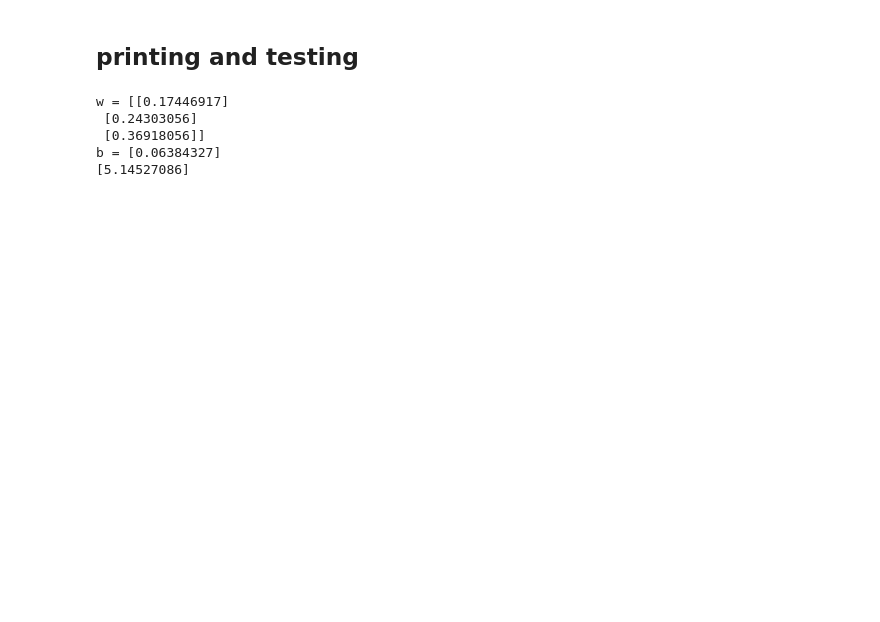
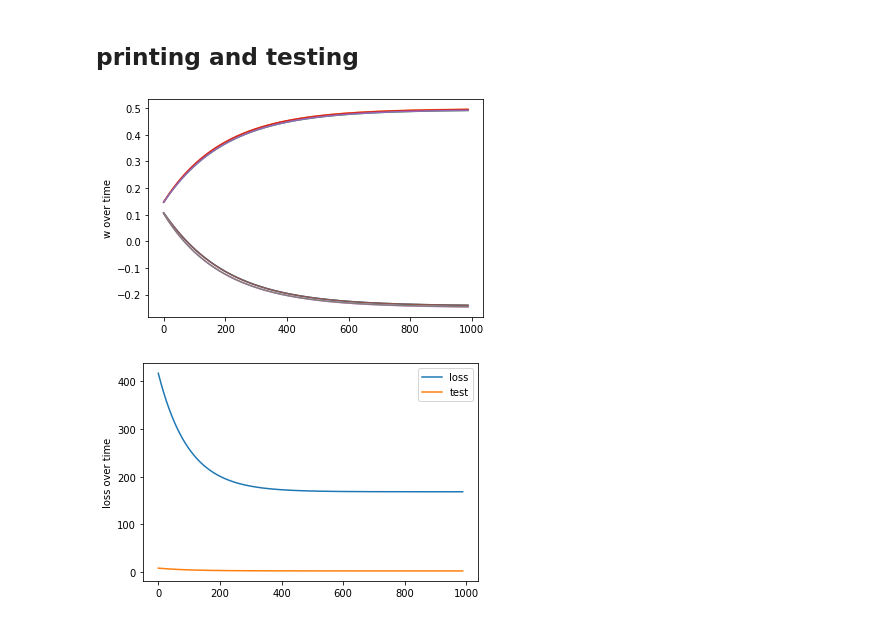
Before and after one commit to ishay320/Deep_Learning, a Jupyter notebook: linearRegressionMulti.ipynb, the cells around one changed output. Saved outputs shown, nothing was run; the diff lists cells and outputs as text; code cells hidden in the pictures; blank space fills up the shorter version.

```diff
--- a/linearRegressionMulti.ipynb
+++ b/linearRegressionMulti.ipynb
@@ -40,3 +49,0 @@ update = tf.train.GradientDescentOptimizer(0.0001).minimize(loss)
-# %%
-data_x = np.array([[3,4,5], [1,5,10], [2,4,10], [1,10,30]])
-data_y = np.array([[4], [5], [5.3], [13.6]])
@@ -43,7 +80,19 @@ data_y = np.array([[4], [5], [5.3], [13.6]])
 # %% [markdown]
 ## running the sim
-# %%
-sess = tf.Session()
-sess.run(tf.global_variables_initializer())
-for _ in range(0,1000):
-       sess.run(update, feed_dict = {x:data_x, y:data_y})
+# %%
+sess = tf.Session()
+sess.run(tf.global_variables_initializer())
+show = 10
+loss_in_time = []
+w_arr = []
+test_over_time = []
+for i in range(0,10000):
+       sess.run(update, feed_dict = {x:data_x, y:data_y})
+       if(i%show==0 and i>100):
+              tmp = sess.run(loss,feed_dict={x:data_x,y:data_y})
+              loss_in_time.append(tmp)
+              w_arr.append(sess.run(w))
+              print(f"i = {i}, loss = {tmp}")
+
+              test_over_time.append(sess.run(loss,feed_dict={x:data_t_x,y:data_t_y}))
+              #  w = {sess.run(w)}, b = {sess.run(b)},
@@ -50,12 +117,24 @@ for _ in range(0,1000):
 # %% [markdown]
 ## printing and testing
-# %%
-print(f"w = {sess.run(w)}")
-print(f"b = {sess.run(b)} ")
-print(np.matmul([1,5,10],sess.run(w))+sess.run(b))
-# %% [output]
-w = [[0.17446917]
- [0.24303056]
- [0.36918056]]
-b = [0.06384327]
-[5.14527086]
+# %%
+d = np.array(np.array(w_arr).transpose()[0]).transpose()
+plt.plot(d)
+plt.ylabel('w over time')
+plt.show()
+
+plt.plot(loss_in_time,label ="loss")
+plt.plot(test_over_time , label ="test")
+plt.legend()
+plt.ylabel('loss over time')
+plt.show()
+
+# data_x , data_y = get_XY_from_image("cat.jpg",0)
+
+# print(f"loss test: {sess.run(loss,feed_dict={x:data_x,y:data_y})}")
+
+# print(f"w = {sess.run(w)}")
+# print(f"b = {sess.run(b)} ")
+# print(f"predict = {np.matmul([5,15,10],sess.run(w))+sess.run(b)}")
+# %% [output]
+[figure, added]
+[figure, added]
```
Also changed, not shown: parts of 7 cells of this notebook, 3 other files.
